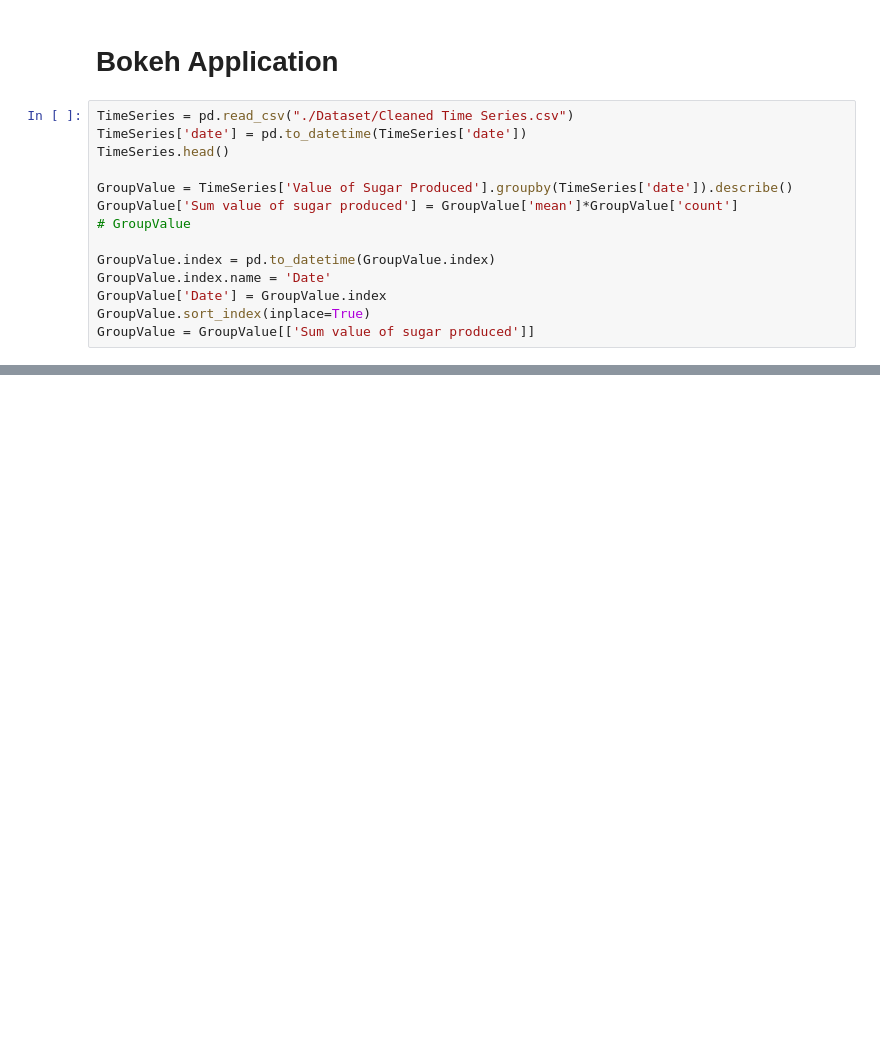
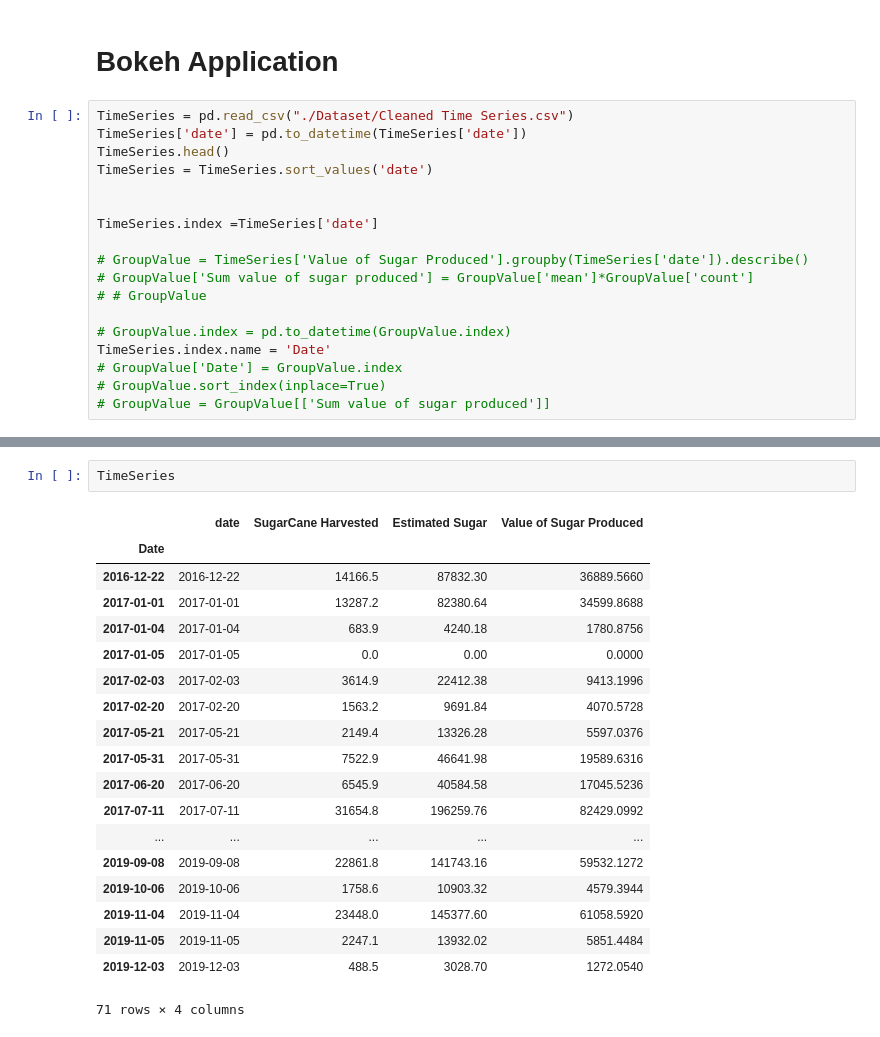
Before and after one commit to Canecrushers/Dash-Application, a Jupyter notebook: Testing Data.ipynb, the cells around one changed output, grey strips where cells are left out. Drawn from its saved outputs; the diff is of its cells as text; blank space fills up the shorter version.

```diff
--- a/Testing Data.ipynb
+++ b/Testing Data.ipynb
@@ -76,13 +76,17 @@ Index(['tile_x', 'tile_y', 'x', 'y', 'date', 'mask', 'red', 'green', 'blue',
 TimeSeries = pd.read_csv("./Dataset/Cleaned Time Series.csv")
 TimeSeries['date'] = pd.to_datetime(TimeSeries['date'])
 TimeSeries.head()
+TimeSeries = TimeSeries.sort_values('date')
 
-GroupValue = TimeSeries['Value of Sugar Produced'].groupby(TimeSeries['date']).describe()
-GroupValue['Sum value of sugar produced'] = GroupValue['mean']*GroupValue['count']
-# GroupValue
 
-GroupValue.index = pd.to_datetime(GroupValue.index)
-GroupValue.index.name = 'Date'
-GroupValue['Date'] = GroupValue.index
-GroupValue.sort_index(inplace=True)
-GroupValue = GroupValue[['Sum value of sugar produced']]
+TimeSeries.index =TimeSeries['date']
+
+# GroupValue = TimeSeries['Value of Sugar Produced'].groupby(TimeSeries['date']).describe()
+# GroupValue['Sum value of sugar produced'] = GroupValue['mean']*GroupValue['count']
+# # GroupValue
+
+# GroupValue.index = pd.to_datetime(GroupValue.index)
+TimeSeries.index.name = 'Date'
+# GroupValue['Date'] = GroupValue.index
+# GroupValue.sort_index(inplace=True)
+# GroupValue = GroupValue[['Sum value of sugar produced']]
@@ -128,3 +155,25 @@ show(p)
+# %%
+TimeSeries
+# %% [output]
+|  | date | SugarCane Harvested | Estimated Sugar | Value of Sugar Produced |
+| Date |  |  |  |  |
+| 2016-12-22 | 2016-12-22 | 14166.5 | 87832.30 | 36889.5660 |
+| 2017-01-01 | 2017-01-01 | 13287.2 | 82380.64 | 34599.8688 |
+| 2017-01-04 | 2017-01-04 | 683.9 | 4240.18 | 1780.8756 |
+| 2017-01-05 | 2017-01-05 | 0.0 | 0.00 | 0.0000 |
+| 2017-02-03 | 2017-02-03 | 3614.9 | 22412.38 | 9413.1996 |
+| 2017-02-20 | 2017-02-20 | 1563.2 | 9691.84 | 4070.5728 |
+| 2017-05-21 | 2017-05-21 | 2149.4 | 13326.28 | 5597.0376 |
+| 2017-05-31 | 2017-05-31 | 7522.9 | 46641.98 | 19589.6316 |
+| 2017-06-20 | 2017-06-20 | 6545.9 | 40584.58 | 17045.5236 |
+| 2017-07-11 | 2017-07-11 | 31654.8 | 196259.76 | 82429.0992 |
+| ... | ... | ... | ... | ... |
+| 2019-09-08 | 2019-09-08 | 22861.8 | 141743.16 | 59532.1272 |
+| 2019-10-06 | 2019-10-06 | 1758.6 | 10903.32 | 4579.3944 |
+| 2019-11-04 | 2019-11-04 | 23448.0 | 145377.60 | 61058.5920 |
+| 2019-11-05 | 2019-11-05 | 2247.1 | 13932.02 | 5851.4484 |
+| 2019-12-03 | 2019-12-03 | 488.5 | 3028.70 | 1272.0540 |
+71 rows × 4 columns
 # %%
 # show(p)
 # Sample File
```
Also changed, not shown: parts of 5 cells of this notebook, 3 other files.
